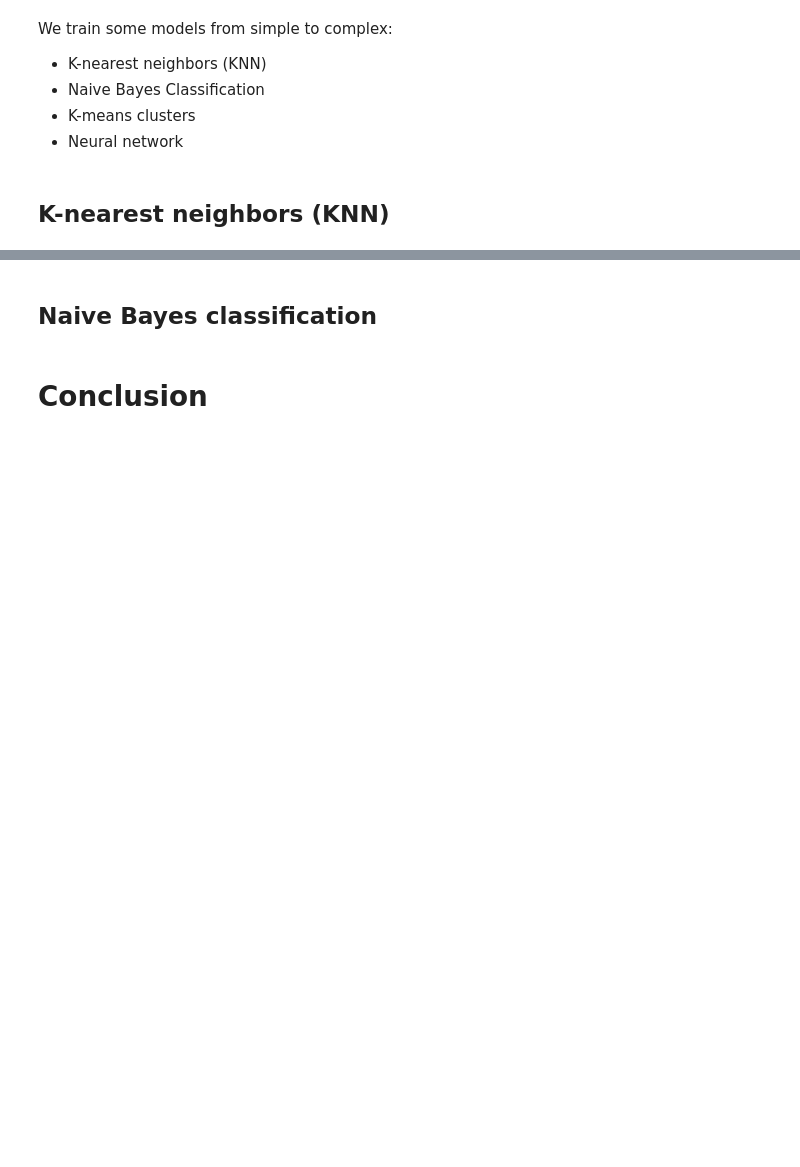
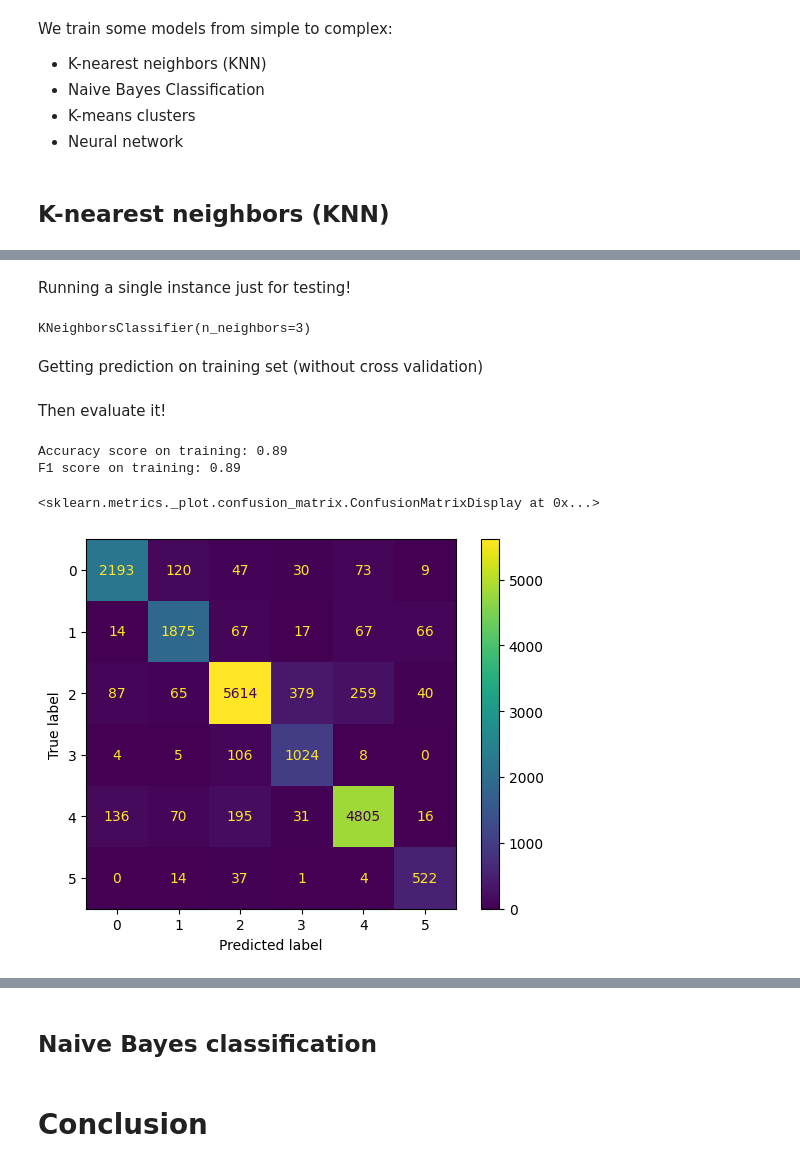
Before and after one commit to auphong2707/emotion-dectection-from-text, a Jupyter notebook: EDFT.ipynb, the cells around one changed output, grey strips where cells are left out. Drawn from its saved outputs; the diff is of its cells as text; code cells hidden in the pictures; blank space fills up the shorter version.

```diff
--- a/EDFT.ipynb
+++ b/EDFT.ipynb
@@ -100,7 +106,9 @@ Vectorize the data:
 # Documentation: (https://scikit-learn.org/stable/modules/generated/sklearn.feature_extraction.text.CountVectorizer.html)
 
 count_vector = CountVectorizer(stop_words=stopword_list, ngram_range=(1, 2))
-data_train_x_bow = count_vector.fit_transform(data_train_x_raw)
+count_vector.fit(data_train_x_raw, data_test_x_raw)
+data_train_x_bow = count_vector.transform(data_train_x_raw)
+data_test_x_bow = count_vector.transform(data_test_x_raw)
 dictionary = count_vector.get_feature_names_out()
 
 print("Shape of preprocessed training data X using BoW model is: ", data_train_x_bow.shape)
@@ -272,0 +305,24 @@ We train some models from simple to complex:
+# %% [markdown]
+Running a single instance just for testing!
+# %%
+knn_model = KNeighborsClassifier(n_neighbors = 3) # all parameters left as default
+knn_model.fit(data_train_x_bow, data_train_y)
+# %% [output]
+KNeighborsClassifier(n_neighbors=3)
+# %% [markdown]
+Getting prediction on training set (without cross validation)
+# %%
+data_pred_y = knn_model.predict(data_train_x_bow)
+# %% [markdown]
+Then evaluate it!
+# %%
+from sklearn.metrics import accuracy_score, f1_score, roc_auc_score, confusion_matrix, ConfusionMatrixDisplay
+print("Accuracy score on training: {:.2f}".format(accuracy_score(data_pred_y, data_train_y)))
+print("F1 score on training: {:.2f}".format(f1_score(data_pred_y, data_train_y, average = 'micro')))
+cm = confusion_matrix(data_pred_y, data_train_y)
+ConfusionMatrixDisplay(cm).plot()
+# %% [output]
+Accuracy score on training: 0.89
+F1 score on training: 0.89
+<sklearn.metrics._plot.confusion_matrix.ConfusionMatrixDisplay at 0x...>
+[figure, added]
```
Also changed, not shown: parts of 20 cells of this notebook.
